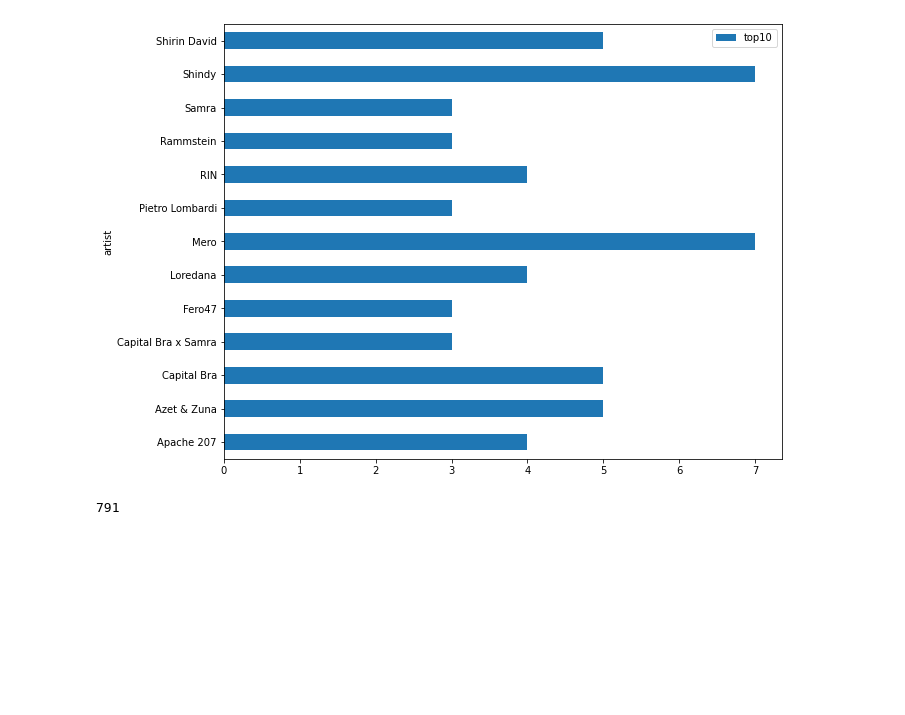
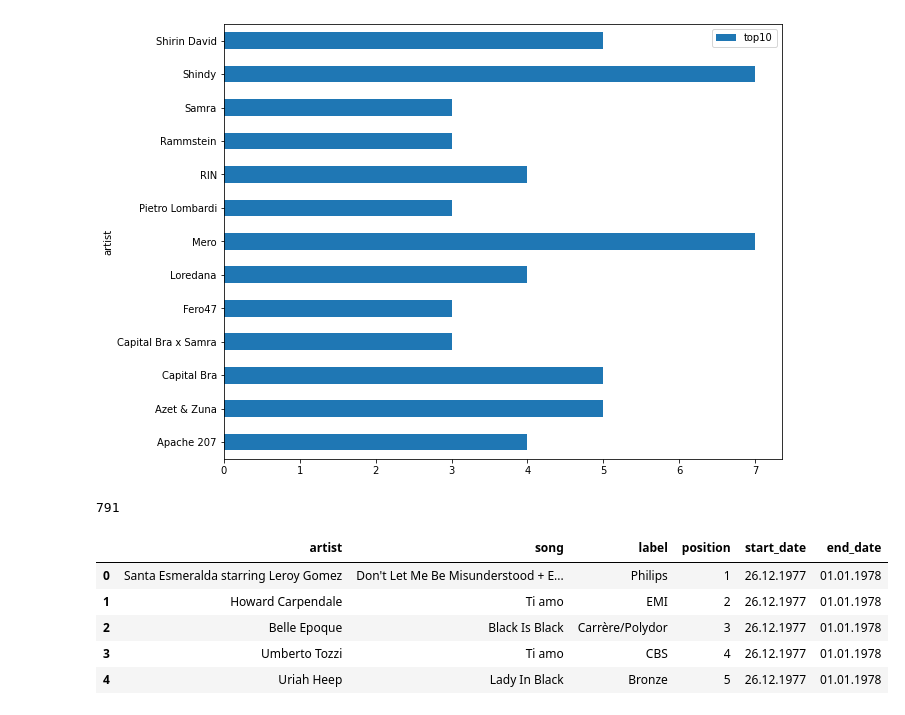
Before and after one commit to ninathumser/German-Top100, a Jupyter notebook: German-Top100-Analysis.ipynb, the cells around one changed output. Cells and saved outputs as stored; diff of their text form; code cells hidden in the pictures; blank space fills up the shorter version.

```diff
--- a/German-Top100-Analysis.ipynb
+++ b/German-Top100-Analysis.ipynb
@@ -291,3 +322,13 @@ top10_artist[top10_artist['top10']>=3].plot(kind='barh', figsize=(10, 8))
 charts['artist_song'].nunique()
 # %% [output]
 791
+# %%
+year_1978 = pd.read_pickle('1978_top_100')
+year_1978.head()
+# %% [output]
+|  | artist | song | label | position | start_date | end_date |
+| 0 | Santa Esmeralda starring Leroy Gomez | Don't Let Me Be Misunderstood + E... | Philips | 1 | 26.12.1977 | 01.01.1978 |
+| 1 | Howard Carpendale | Ti amo | EMI | 2 | 26.12.1977 | 01.01.1978 |
+| 2 | Belle Epoque | Black Is Black | Carrère/Polydor | 3 | 26.12.1977 | 01.01.1978 |
+| 3 | Umberto Tozzi | Ti amo | CBS | 4 | 26.12.1977 | 01.01.1978 |
+| 4 | Uriah Heep | Lady In Black | Bronze | 5 | 26.12.1977 | 01.01.1978 |
```
Also changed, not shown: parts of 3 cells of this notebook, 4 other files.
